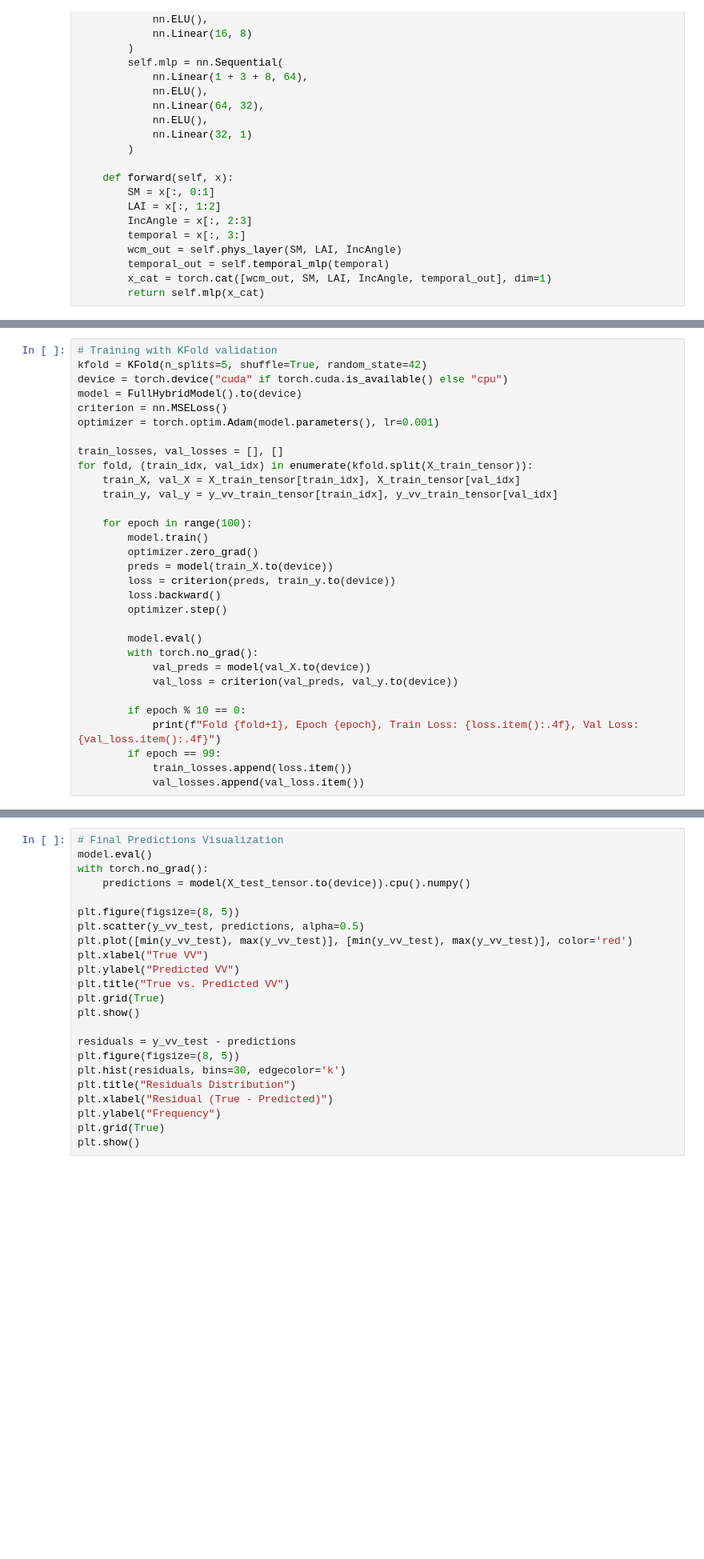
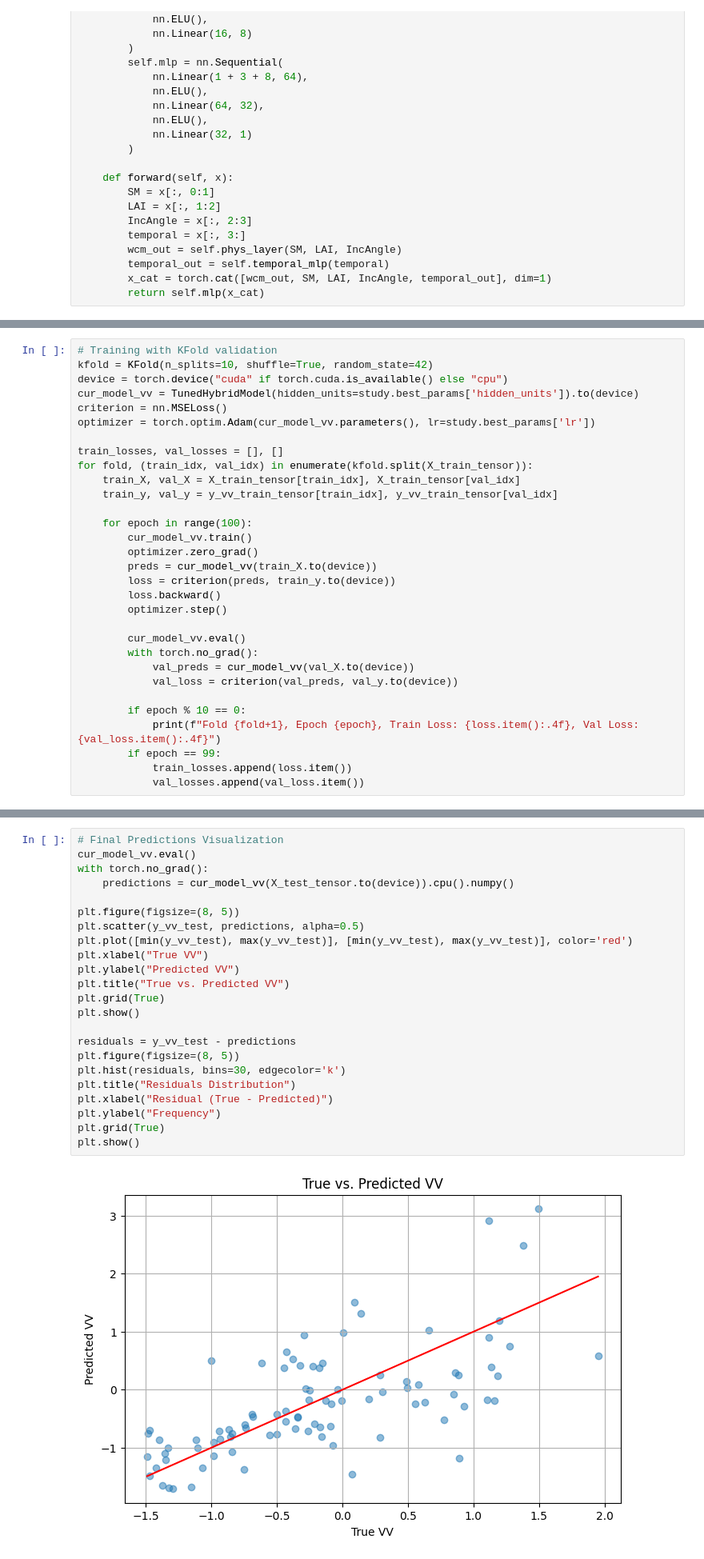
Before and after one commit to mayurmatada/Exploratory, a Jupyter notebook: Source/wcm_hybrid_model_modified.ipynb, the cells around one changed output, grey strips where cells are left out. Shown: that part at 80% size. Saved outputs shown, nothing was run; the diff lists cells and outputs as text; blank space fills up the shorter version.

```diff
--- a/Source/wcm_hybrid_model_modified.ipynb
+++ b/Source/wcm_hybrid_model_modified.ipynb
@@ -520,10 +417,10 @@ Best hyperparameters: {'lr': 0.008135744811663794, 'hidden_units': 48}
 # %%
 # Training with KFold validation
-kfold = KFold(n_splits=5, shuffle=True, random_state=42)
+kfold = KFold(n_splits=10, shuffle=True, random_state=42)
 device = torch.device("cuda" if torch.cuda.is_available() else "cpu")
-model = FullHybridModel().to(device)
+cur_model_vv = TunedHybridModel(hidden_units=study.best_params['hidden_units']).to(device)
 criterion = nn.MSELoss()
-optimizer = torch.optim.Adam(model.parameters(), lr=0.001)
+optimizer = torch.optim.Adam(cur_model_vv.parameters(), lr=study.best_params['lr'])
 
 train_losses, val_losses = [], []
 for fold, (train_idx, val_idx) in enumerate(kfold.split(X_train_tensor)):
@@ -531,16 +428,16 @@ for fold, (train_idx, val_idx) in enumerate(kfold.split(X_train_tensor)):
     train_y, val_y = y_vv_train_tensor[train_idx], y_vv_train_tensor[val_idx]
 
     for epoch in range(100):
-        model.train()
+        cur_model_vv.train()
         optimizer.zero_grad()
-        preds = model(train_X.to(device))
+        preds = cur_model_vv(train_X.to(device))
         loss = criterion(preds, train_y.to(device))
         loss.backward()
         optimizer.step()
 
-        model.eval()
+        cur_model_vv.eval()
         with torch.no_grad():
-            val_preds = model(val_X.to(device))
+            val_preds = cur_model_vv(val_X.to(device))
             val_loss = criterion(val_preds, val_y.to(device))
 
         if epoch % 10 == 0:
@@ -561,23 +478,25 @@ plt.show()
 # %%
 # Final Predictions Visualization
-model.eval()
+cur_model_vv.eval()
 with torch.no_grad():
-    predictions = model(X_test_tensor.to(device)).cpu().numpy()
+    predictions = cur_model_vv(X_test_tensor.to(device)).cpu().numpy()
 
 plt.figure(figsize=(8, 5))
 plt.scatter(y_vv_test, predictions, alpha=0.5)
 plt.plot([min(y_vv_test), max(y_vv_test)], [min(y_vv_test), max(y_vv_test)], color='red')
 plt.xlabel("True VV")
 plt.ylabel("Predicted VV")
 plt.title("True vs. Predicted VV")
 plt.grid(True)
 plt.show()
 
 residuals = y_vv_test - predictions
 plt.figure(figsize=(8, 5))
 plt.hist(residuals, bins=30, edgecolor='k')
 plt.title("Residuals Distribution")
 plt.xlabel("Residual (True - Predicted)")
 plt.ylabel("Frequency")
 plt.grid(True)
 plt.show()
+# %% [output]
+[figure, added]
```
Also changed, not shown: parts of 17 cells of this notebook.
